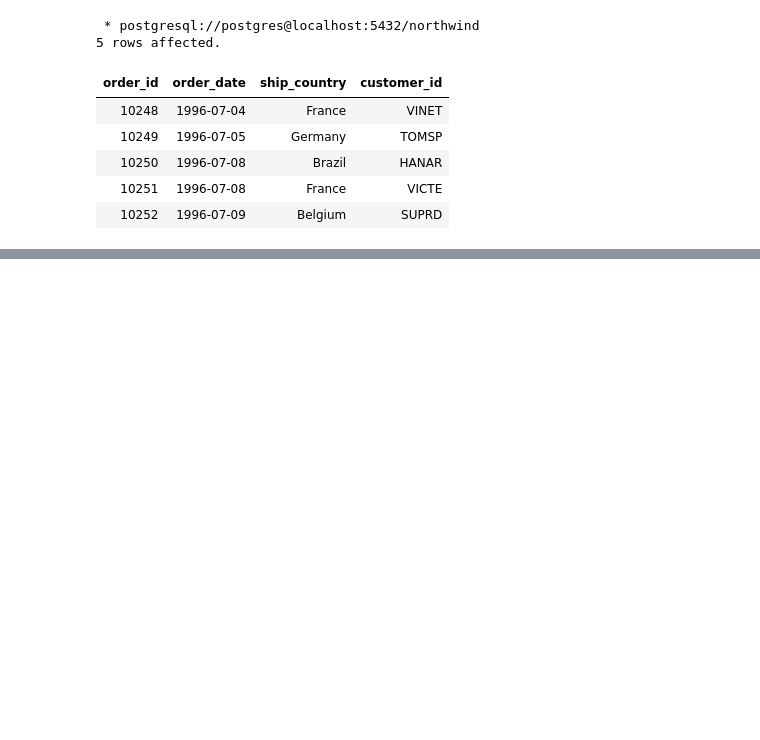
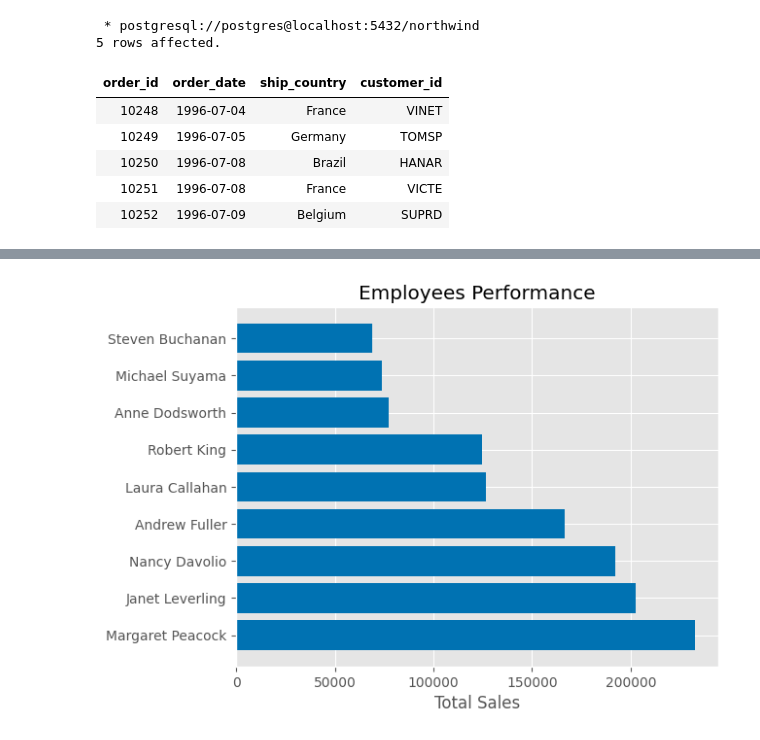
Before and after one commit to moscmh/NorthWind, a Jupyter notebook: northwind.ipynb, the cells around one changed output, grey strips where cells are left out. Cells and saved outputs as stored; diff of their text form; code cells hidden in the pictures; blank space fills up the shorter version.

Commit message:
Explored employees performance and company's overall performance by month

```diff
--- a/northwind.ipynb
+++ b/northwind.ipynb
@@ -8,3 +12,8 @@ https://www.dataquest.io/blog/install-postgresql-14-7-for-macos/?_gl=1*1vrbtn6*_
+# %%
+import pandas as pd
+import matplotlib.pyplot as plt
+from matplotlib import style
+plt.style.use("seaborn-v0_8-colorblind")
 # %%
 %%sql --only use this line if running in Jupyter Notebook
 SELECT table_name AS name,
@@ -48,0 +98,15 @@ LIMIT 5
+# %%
+query = """
+SELECT
+    E.employee_id, E.first_name || ' ' || E.last_name AS name, E.title,
+    ROUND( SUM(OD.unit_price * OD.quantity * (1-OD.discount))::numeric, 0) AS total_sales
+FROM
+    employees E
+INNER JOIN orders O ON E.employee_id = O.employee_id
+INNER JOIN order_details OD ON O.order_id = OD.order_id
+GROUP BY E.employee_id
+ORDER BY total_sales DESC
+"""
+result = %sql $query
+employee_sales = pd.DataFrame(result)
+employee_sales
@@ -48,0 +126,8 @@ LIMIT 5
+# %%
+%matplotlib inline
+plt.barh(employee_sales["name"], employee_sales["total_sales"])
+plt.xlabel("Total Sales")
+plt.title("Employees Performance")
+plt.show()
+# %% [output]
+[figure, added]
```
Also changed, not shown: parts of 11 cells of this notebook.
